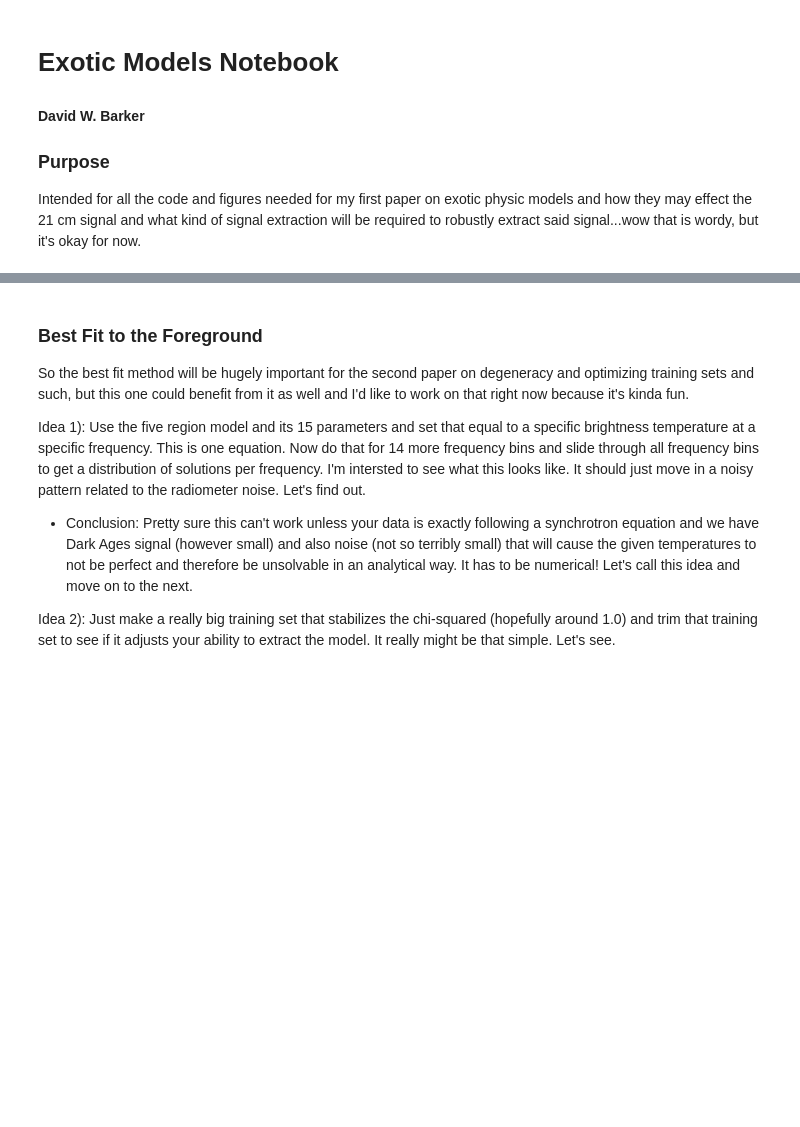
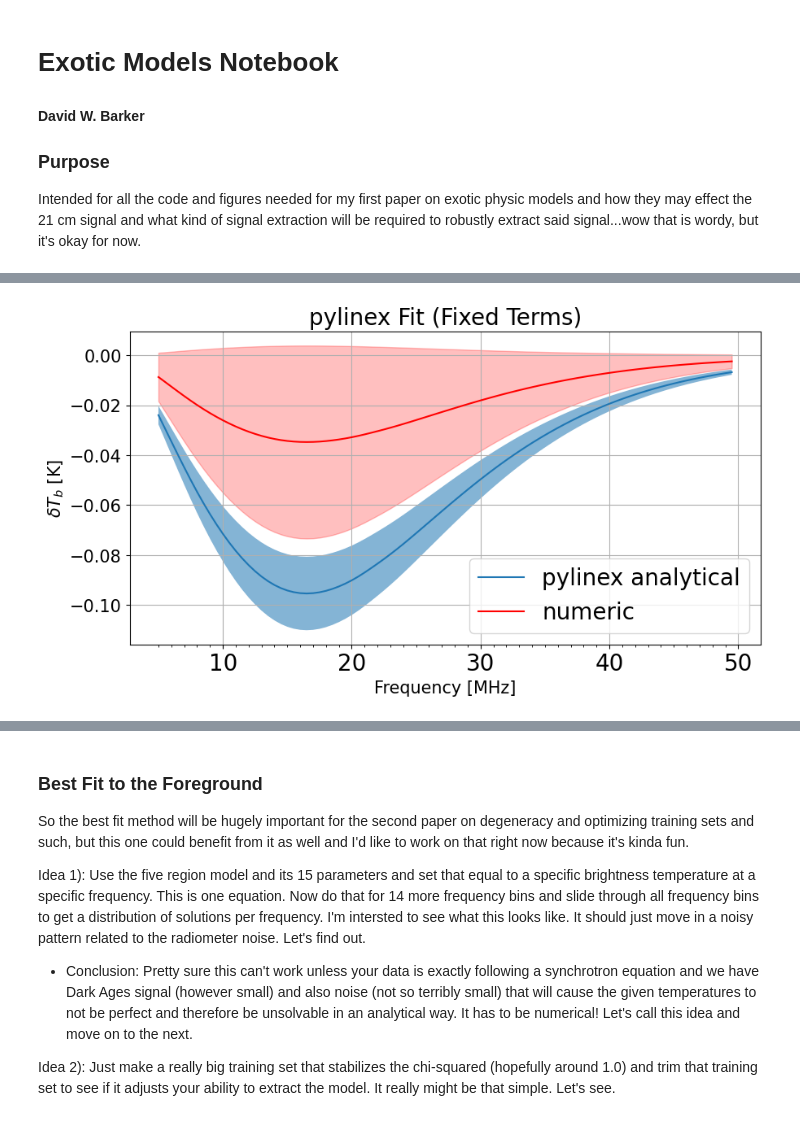
Before and after one commit to daba9359/Exotic_Models, a Jupyter notebook: Exotic_Models_Paper.ipynb, the cells around one changed output, grey strips where cells are left out. Drawn from its saved outputs; the diff is of its cells as text; code cells hidden in the pictures; blank space fills up the shorter version.

```diff
--- a/Exotic_Models_Paper.ipynb
+++ b/Exotic_Models_Paper.ipynb
@@ -60,0 +562,25 @@ Prepared Haslam map in 0.192 s.
+# %%
+### This cell now plots the one sigma error of the analytical pylinex error ###
+mean = rn_Fatima_simp1_vhc_fixed[11][0].subbasis_channel_mean("signal")  # values that define the mean of the fit.
+error = rn_Fatima_simp1_vhc_fixed[11][0].subbasis_channel_error("signal")
+mean_numeric = rn_Fatima_simp1_vhc_fixed[1]
+sigma1 = rn_Fatima_simp1_vhc_fixed[2]
+error_numeric = np.abs(sigma1-mean)
+# This is a boiler plate plot with all the good options figured out
+plt.figure(figsize=(10, 5))
+
+
+plt.plot(frequencies,mean, label="pylinex analytical")
+plt.plot(frequencies,mean_numeric, color = "red", label = "numeric")
+plt.fill_between(frequencies, mean+error, mean-error,alpha=0.55)
+plt.fill_between(frequencies, mean_numeric+error_numeric, mean_numeric-error_numeric,alpha=0.25, color="red")
+plt.xticks(ticks=np.arange(5,51,1),minor=True)
+plt.xticks(size=20)
+plt.xlabel("Frequency [MHz]",fontsize=15)
+plt.yticks(fontsize=15)
+plt.ylabel(r"$\delta T_b$ [K]",fontsize=15)
+plt.title(r"pylinex Fit (Fixed Terms)", fontsize=20)
+plt.legend(fontsize=20)
+plt.grid()
+# %% [output]
+[figure, added]
```
Also changed, not shown: parts of 9 cells of this notebook, 1 other file.
